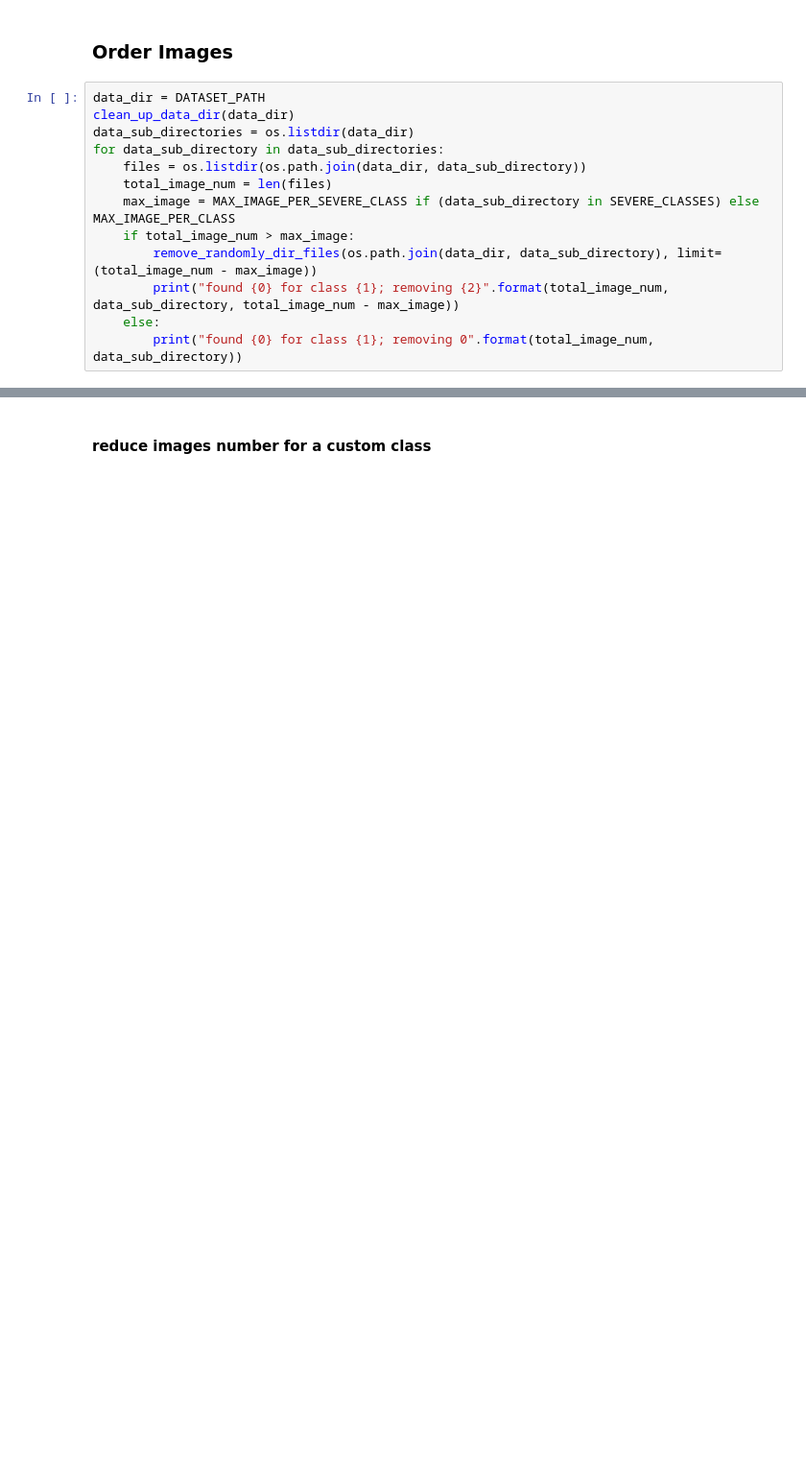
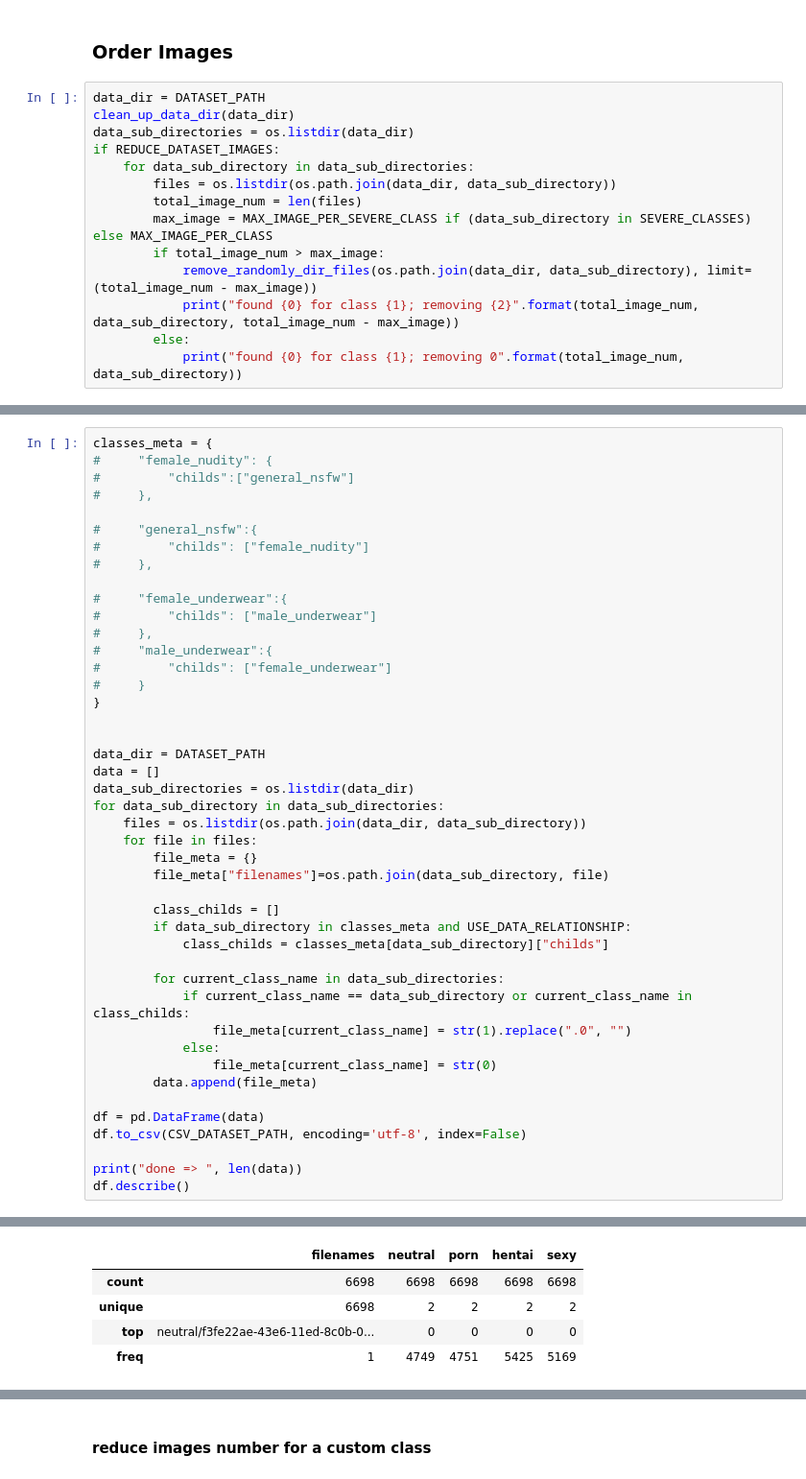
Before and after one commit to karamokoisrael/holypics, a Jupyter notebook: holypics-kaggle.ipynb, the cells around one changed output, grey strips where cells are left out. Shown: that part at 96% size. Cells and saved outputs as stored; diff of their text form; blank space fills up the shorter version.

```diff
--- a/holypics-kaggle.ipynb
+++ b/holypics-kaggle.ipynb
@@ -680,13 +783,14 @@ Textarea(value='0', description='index', placeholder='current index goes here')
 data_dir = DATASET_PATH
 clean_up_data_dir(data_dir)
 data_sub_directories = os.listdir(data_dir)
-for data_sub_directory in data_sub_directories:
-    files = os.listdir(os.path.join(data_dir, data_sub_directory))
-    total_image_num = len(files)
-    max_image = MAX_IMAGE_PER_SEVERE_CLASS if (data_sub_directory in SEVERE_CLASSES) else MAX_IMAGE_PER_CLASS
-    if total_image_num > max_image:
-        remove_randomly_dir_files(os.path.join(data_dir, data_sub_directory), limit=(total_image_num - max_image))
-        print("found {0} for class {1}; removing {2}".format(total_image_num, data_sub_directory, total_image_num - max_image))
-    else:
-        print("found {0} for class {1}; removing 0".format(total_image_num, data_sub_directory))
+if REDUCE_DATASET_IMAGES:
+    for data_sub_directory in data_sub_directories:
+        files = os.listdir(os.path.join(data_dir, data_sub_directory))
+        total_image_num = len(files)
+        max_image = MAX_IMAGE_PER_SEVERE_CLASS if (data_sub_directory in SEVERE_CLASSES) else MAX_IMAGE_PER_CLASS
+        if total_image_num > max_image:
+            remove_randomly_dir_files(os.path.join(data_dir, data_sub_directory), limit=(total_image_num - max_image))
+            print("found {0} for class {1}; removing {2}".format(total_image_num, data_sub_directory, total_image_num - max_image))
+        else:
+            print("found {0} for class {1}; removing 0".format(total_image_num, data_sub_directory))
 # %% [output]
@@ -709,0 +807,45 @@ deleting 9231/11581
+# %%
+classes_meta = {
+#     "female_nudity": {
+#         "childs":["general_nsfw"]
+#     },
+
+#     "general_nsfw":{
+#         "childs": ["female_nudity"]
+#     },
+
+#     "female_underwear":{
+#         "childs": ["male_underwear"]
+#     },
+#     "male_underwear":{
+#         "childs": ["female_underwear"]
+#     }
+}
+
+
+data_dir = DATASET_PATH
+data = []
+data_sub_directories = os.listdir(data_dir)
+for data_sub_directory in data_sub_directories:
+    files = os.listdir(os.path.join(data_dir, data_sub_directory))
+    for file in files:
+        file_meta = {}
+        file_meta["filenames"]=os.path.join(data_sub_directory, file)
+
+        class_childs = []
+        if data_sub_directory in classes_meta and USE_DATA_RELATIONSHIP:
+            class_childs = classes_meta[data_sub_directory]["childs"]
+
+        for current_class_name in data_sub_directories:
+            if current_class_name == data_sub_directory or current_class_name in class_childs:
+                file_meta[current_class_name] = str(1).replace(".0", "")
+            else:
+                file_meta[current_class_name] = str(0)
+        data.append(file_meta)
+
+df = pd.DataFrame(data)
+df.to_csv(CSV_DATASET_PATH, encoding='utf-8', index=False)
+
+print("done => ", len(data))
+df.describe()
+# %% [output]
@@ -709,0 +853,5 @@ deleting 9231/11581
+|  | filenames | neutral | porn | hentai | sexy |
+| count | 6698 | 6698 | 6698 | 6698 | 6698 |
+| unique | 6698 | 2 | 2 | 2 | 2 |
+| top | neutral/f3fe22ae-43e6-11ed-8c0b-0... | 0 | 0 | 0 | 0 |
+| freq | 1 | 4749 | 4751 | 5425 | 5169 |
```
Also changed, not shown: parts of 154 cells of this notebook, 35 other files.
